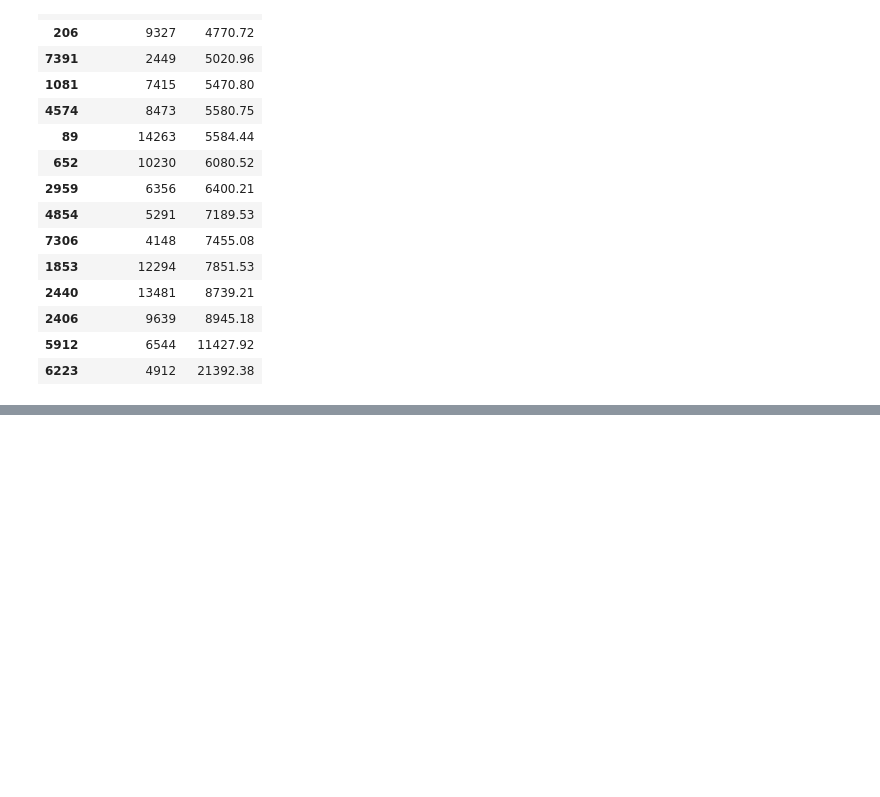
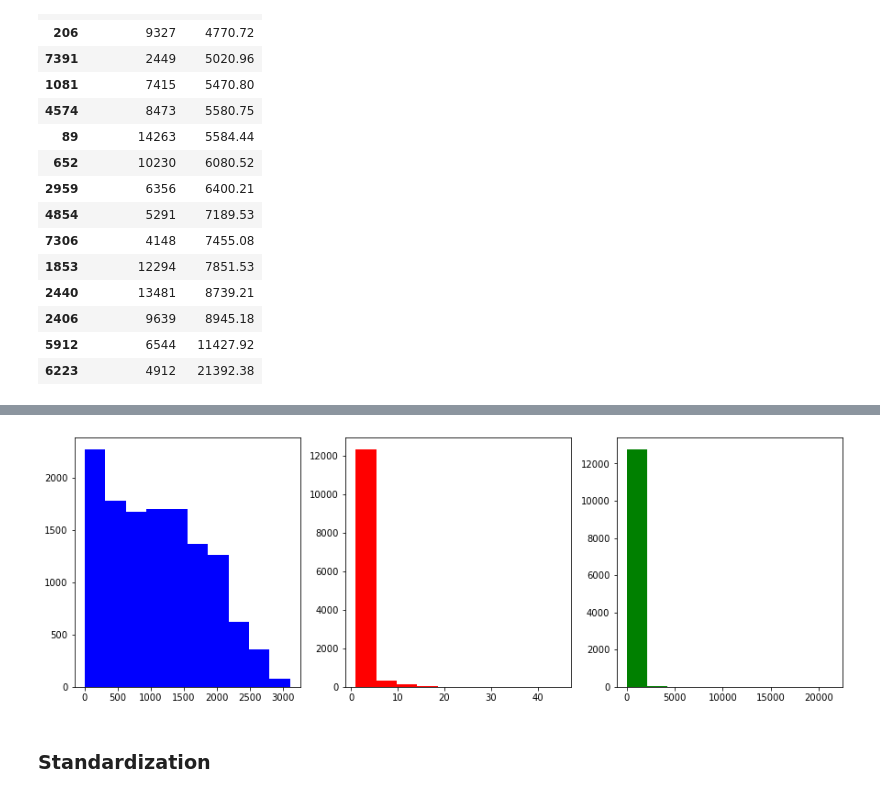
Before and after one commit to chododom/BI-VZD, a Jupyter notebook: 03/homework_03_B201.ipynb, the cells around one changed output, grey strips where cells are left out. Drawn from its saved outputs; the diff is of its cells as text; code cells hidden in the pictures; blank space fills up the shorter version.

```diff
--- a/03/homework_03_B201.ipynb
+++ b/03/homework_03_B201.ipynb
@@ -198,0 +215,10 @@ display_side_by_side(rfm.sort_values('Recency').tail(15)[['Customer ID', 'Recenc
+# %%
+fig, axes = plt.subplots(1,3, figsize=(15,5))
+axes[0].hist(rfm_km['Recency'], color='blue')
+axes[1].hist(rfm_km['Frequency'], color='red')
+axes[2].hist(rfm_km['Monetary'], color='green')
+plt.show()
+# %% [output]
+[figure, added]
+# %% [markdown]
+### Standardization
```
Also changed, not shown: parts of 19 cells of this notebook.
